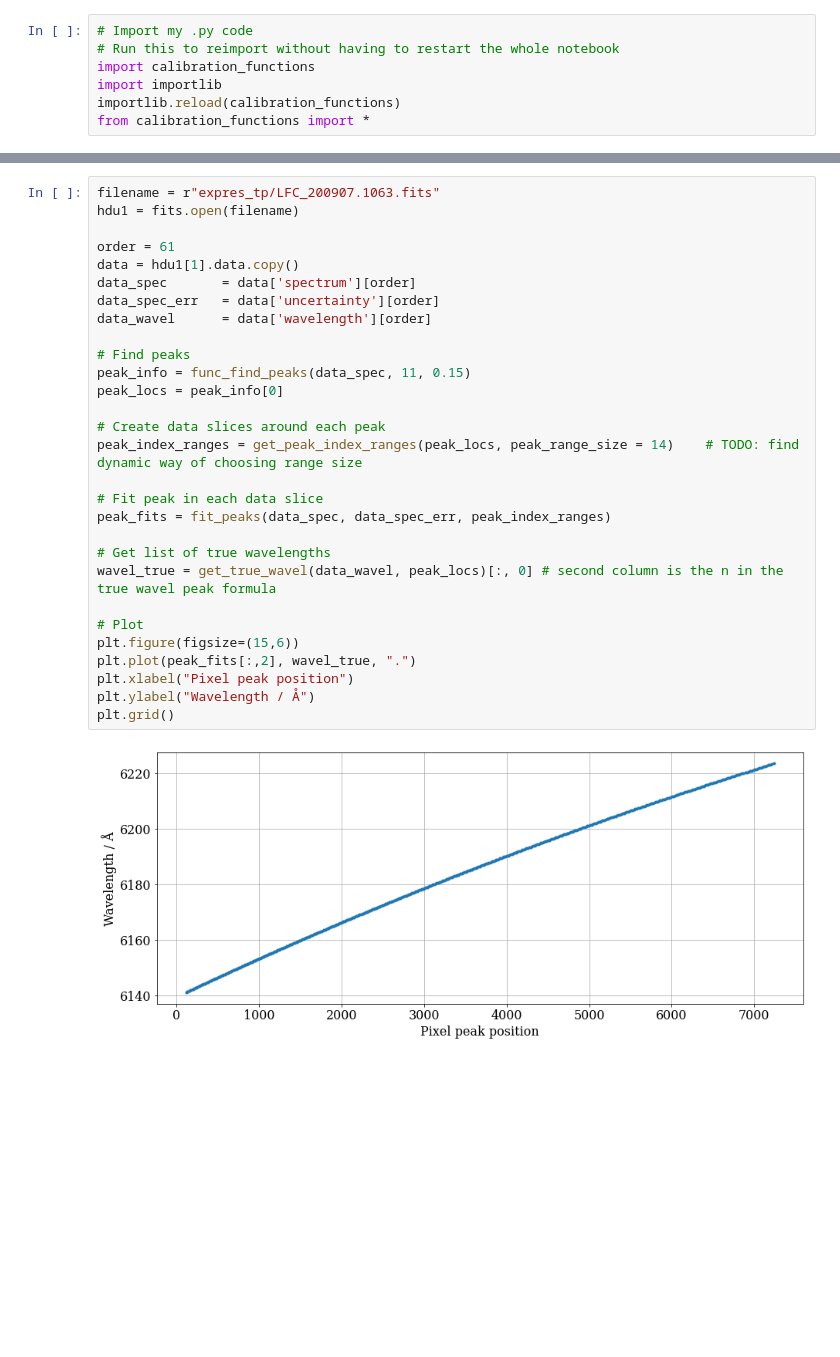
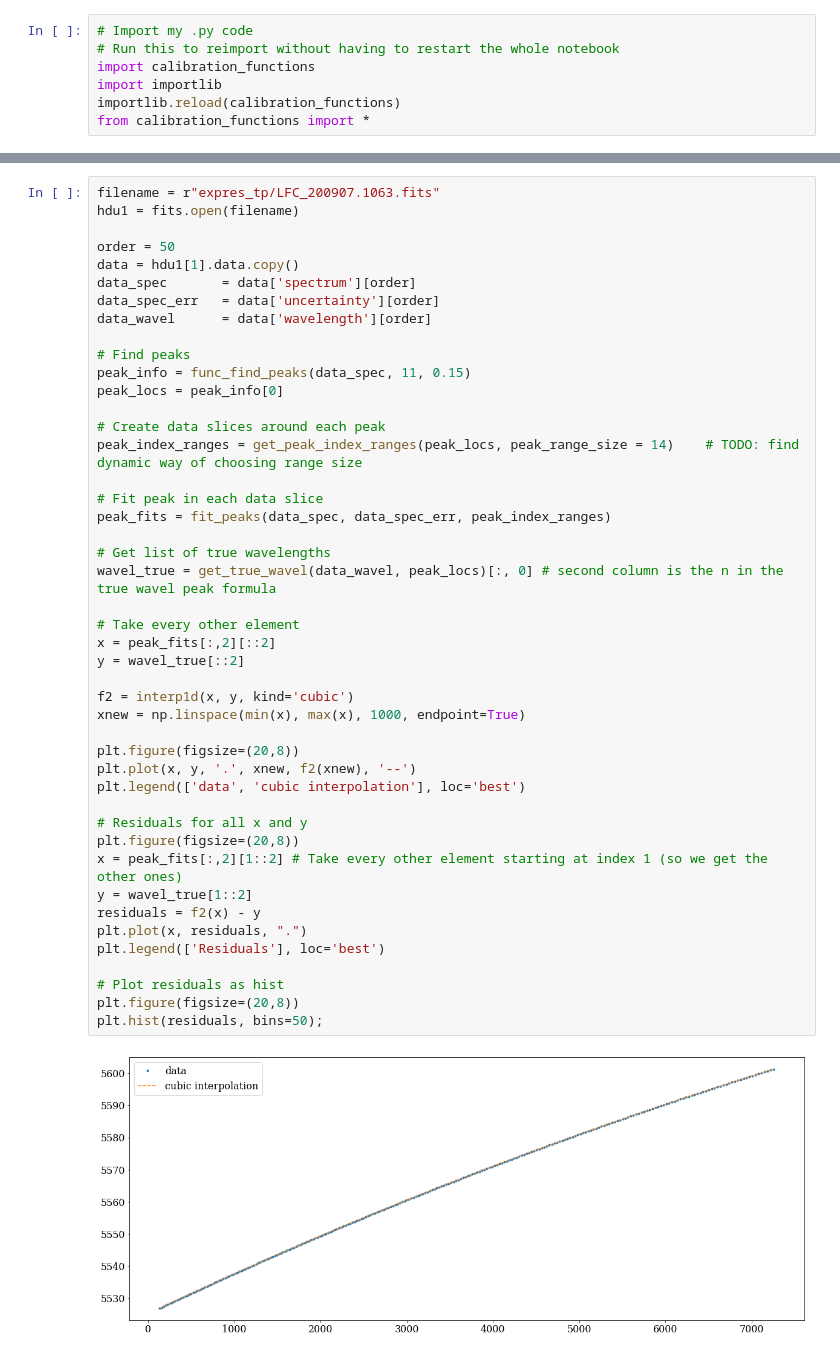
Before and after one commit to Harteg/bachelor-project, a Jupyter notebook: interpolation.ipynb, the cells around one changed output, grey strips where cells are left out. Drawn from its saved outputs; the diff is of its cells as text; blank space fills up the shorter version.

```diff
--- a/interpolation.ipynb
+++ b/interpolation.ipynb
@@ -17,31 +21,47 @@ plt.rc("font", family="serif")
 # %%
 filename = r"expres_tp/LFC_200907.1063.fits"
 hdu1 = fits.open(filename)
 
-order = 61
+order = 50
 data = hdu1[1].data.copy()
 data_spec       = data['spectrum'][order]
 data_spec_err   = data['uncertainty'][order]
 data_wavel      = data['wavelength'][order]
 
 # Find peaks
 peak_info = func_find_peaks(data_spec, 11, 0.15)
 peak_locs = peak_info[0]
 
 # Create data slices around each peak
 peak_index_ranges = get_peak_index_ranges(peak_locs, peak_range_size = 14)    # TODO: find dynamic way of choosing range size
 
 # Fit peak in each data slice
 peak_fits = fit_peaks(data_spec, data_spec_err, peak_index_ranges)
 
 # Get list of true wavelengths
 wavel_true = get_true_wavel(data_wavel, peak_locs)[:, 0] # second column is the n in the true wavel peak formula
 
-# Plot
-plt.figure(figsize=(15,6))
-plt.plot(peak_fits[:,2], wavel_true, ".")
-plt.xlabel("Pixel peak position")
-plt.ylabel("Wavelength / Å")
-plt.grid()
+# Take every other element
+x = peak_fits[:,2][::2]
+y = wavel_true[::2]
+
+f2 = interp1d(x, y, kind='cubic')
+xnew = np.linspace(min(x), max(x), 1000, endpoint=True)
+
+plt.figure(figsize=(20,8))
+plt.plot(x, y, '.', xnew, f2(xnew), '--')
+plt.legend(['data', 'cubic interpolation'], loc='best')
+
+# Residuals for all x and y
+plt.figure(figsize=(20,8))
+x = peak_fits[:,2][1::2] # Take every other element starting at index 1 (so we get the other ones)
+y = wavel_true[1::2]
+residuals = f2(x) - y
+plt.plot(x, residuals, ".")
+plt.legend(['Residuals'], loc='best')
+
+# Plot residuals as hist
+plt.figure(figsize=(20,8))
+plt.hist(residuals, bins=50);
 # %% [output]
-[figure, old version]
+[figure, new version]
```
Also changed, not shown: parts of 21 cells of this notebook, 29 other files.
